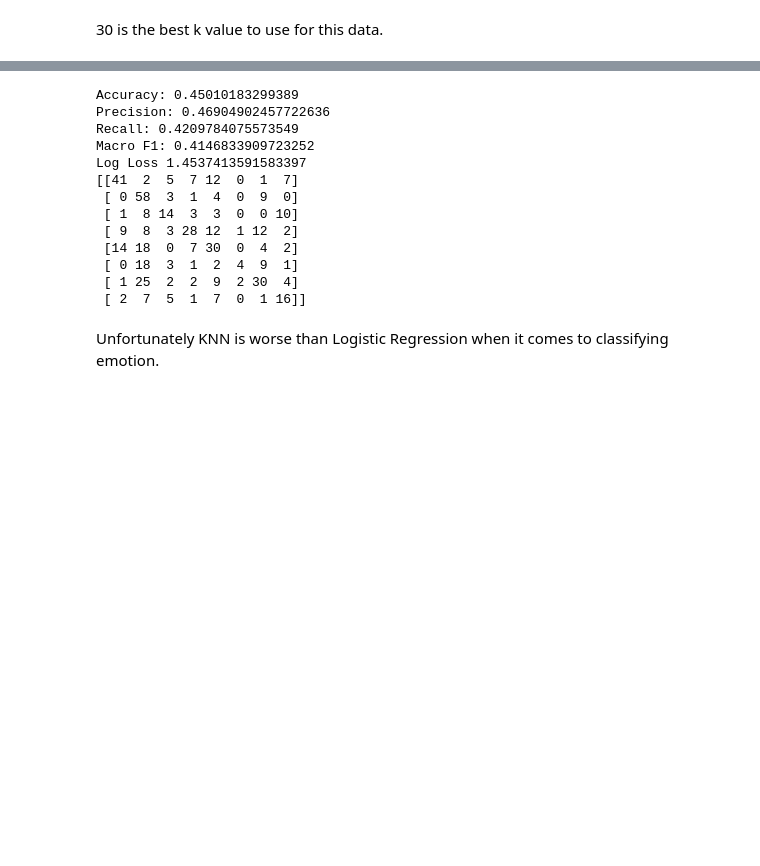
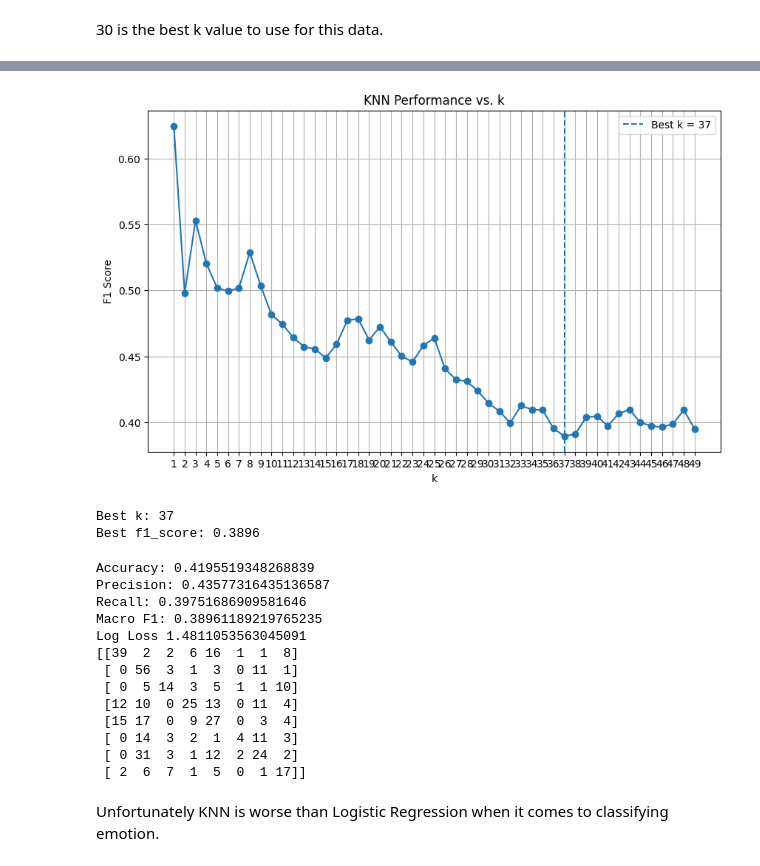
Before and after one commit to DylanBKendall/Project_CSE432-532, a Jupyter notebook: SER_Project/notebooks/classification.ipynb, the cells around one changed output, grey strips where cells are left out. Saved outputs shown, nothing was run; the diff lists cells and outputs as text; code cells hidden in the pictures; blank space fills up the shorter version.

```diff
--- a/SER_Project/notebooks/classification.ipynb
+++ b/SER_Project/notebooks/classification.ipynb
@@ -197,7 +287,58 @@ Best Log Loss: 1.4537
+# %%
+
+from minilearn.classifiers import KNeighborsClassifier
+
+X = features.copy()
+y = df["emotion"]
+
+X_train, X_test, y_train, y_test = train_test_split(X, y, test_size=0.2, random_state=42, stratify=y)
+
+scaler = StandardScaler()
+X_train_scaled = scaler.fit_transform(X_train)
+X_test_scaled = scaler.transform(X_test)
+
+X_train_scaled.mean(axis=0)[:5]
+X_train_scaled.std(axis=0)[:5]
+
+# Try different k values
+k_values = range(1, 50)
+f1_scores = []
+
+for k in k_values:
+    classifier = KNeighborsClassifier(n_neighbors=k)
+    classifier.fit(X_train_scaled, y_train)
+
+    y_proba = classifier.predict(X_test_scaled)
+
+    f1_scores.append(f1_score(y_test, y_proba, average="macro"))
+
+# Find best k
+best_k = k_values[f1_scores.index(min(f1_scores))]
+best_f1_score = min(f1_scores)
+
+# Plot k vs performance
+plt.figure(figsize=(10, 6))
+plt.plot(k_values, f1_scores, marker="o")
+plt.axvline(best_k, linestyle="--", label=f"Best k = {best_k}")
+
+plt.xlabel("k")
+plt.ylabel("F1 Score")
+plt.title("KNN Performance vs. k")
+plt.xticks(k_values)
+plt.legend()
+plt.grid(True)
+plt.show()
+
+print(f"Best k: {best_k}")
+print(f"Best f1_score: {best_f1_score:.4f}")
+# %% [output]
+[figure, added]
+Best k: 37
+Best f1_score: 0.3896
 # %%
 # baseline model
 
-classifier = KNeighborsClassifier(n_neighbors=30)
+classifier = KNeighborsClassifier(n_neighbors=37)
 classifier.fit(X_train_scaled, y_train)
 
 y_pred = classifier.predict(X_test_scaled)
@@ -210,19 +351,19 @@ print("Macro F1:", f1_score(y_test, y_pred, average="macro"))
 print("Log Loss", log_loss(y_test, y_proba))
 print(confusion_matrix(y_test, y_pred))
 # %% [output]
-Accuracy: 0.45010183299389
-Precision: 0.46904902457722636
-Recall: 0.4209784075573549
-Macro F1: 0.4146833909723252
-Log Loss 1.4537413591583397
-[[41  2  5  7 12  0  1  7]
- [ 0 58  3  1  4  0  9  0]
- [ 1  8 14  3  3  0  0 10]
- [ 9  8  3 28 12  1 12  2]
- [14 18  0  7 30  0  4  2]
- [ 0 18  3  1  2  4  9  1]
- [ 1 25  2  2  9  2 30  4]
- [ 2  7  5  1  7  0  1 16]]
+Accuracy: 0.4195519348268839
+Precision: 0.43577316435136587
+Recall: 0.39751686909581646
+Macro F1: 0.38961189219765235
+Log Loss 1.4811053563045091
+[[39  2  2  6 16  1  1  8]
+ [ 0 56  3  1  3  0 11  1]
+ [ 0  5 14  3  5  1  1 10]
+ [12 10  0 25 13  0 11  4]
+ [15 17  0  9 27  0  3  4]
+ [ 0 14  3  2  1  4 11  3]
+ [ 0 31  3  1 12  2 24  2]
+ [ 2  6  7  1  5  0  1 17]]
 # %% [markdown]
 Unfortunately KNN is worse than Logistic Regression when it comes to classifying emotion.
 # %%
```
Also changed, not shown: parts of 2 cells of this notebook, 6 other files.
